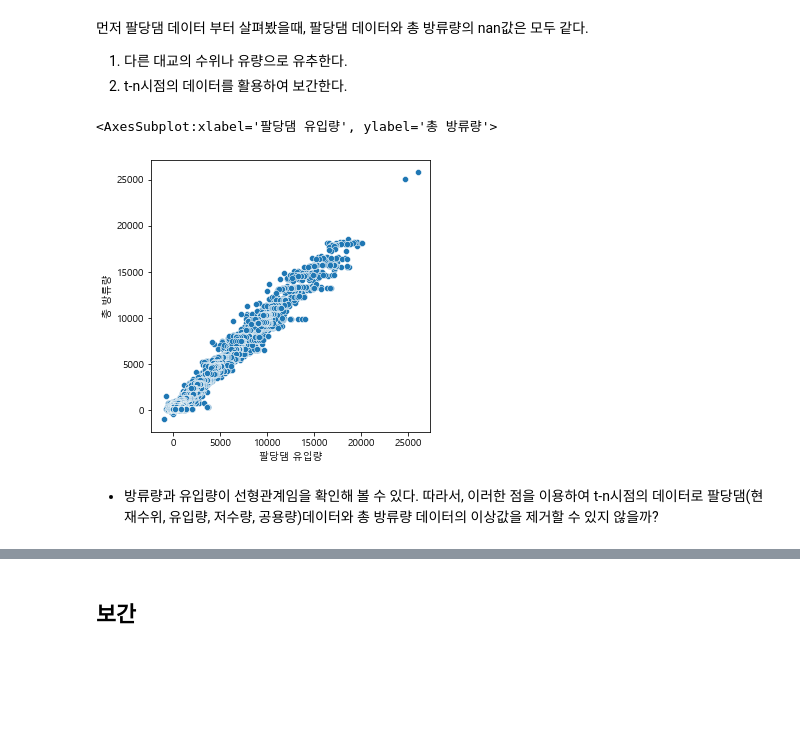
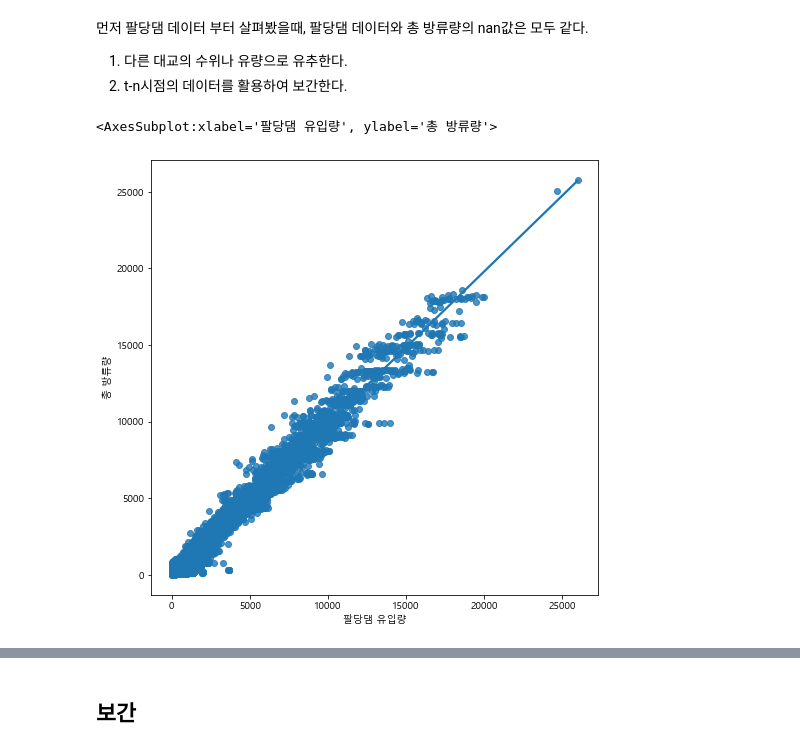
Before and after one commit to ljs7463/Dacon-HanRiverForecasting, a Jupyter notebook: 임정석/analysis.ipynb, the cells around one changed output, grey strips where cells are left out. Cells and saved outputs as stored; diff of their text form; code cells hidden in the pictures; blank space fills up the shorter version.

```diff
--- a/임정석/analysis.ipynb
+++ b/임정석/analysis.ipynb
@@ -242,11 +242,9 @@ train[(train['팔당댐 현재수위']<=0) | (train['팔당댐 현재수위'].is
 
 1. 다른 대교의 수위나 유량으로 유추한다.
 2. t-n시점의 데이터를 활용하여 보간한다.
-# %%
-plt.figure(figsize = (5, 5))
-sns.scatterplot(train['팔당댐 유입량'], train['총 방류량'])
-# %% [output]
-<AxesSubplot:xlabel='팔당댐 유입량', ylabel='총 방류량'>
-[figure, removed]
-# %% [markdown]
-- 방류량과 유입량이 선형관계임을 확인해 볼 수 있다. 따라서, 이러한 점을 이용하여 t-n시점의 데이터로 팔당댐(현재수위, 유입량, 저수량, 공용량)데이터와 총 방류량 데이터의 이상값을 제거할 수 있지 않을까?
+# %%
+plt.figure(figsize = (8,8))
+sns.regplot(data =train, x = '팔당댐 유입량',y = '총 방류량')
+# %% [output]
+<AxesSubplot:xlabel='팔당댐 유입량', ylabel='총 방류량'>
+[figure, added]
```
Also changed, not shown: parts of 4 cells of this notebook.
